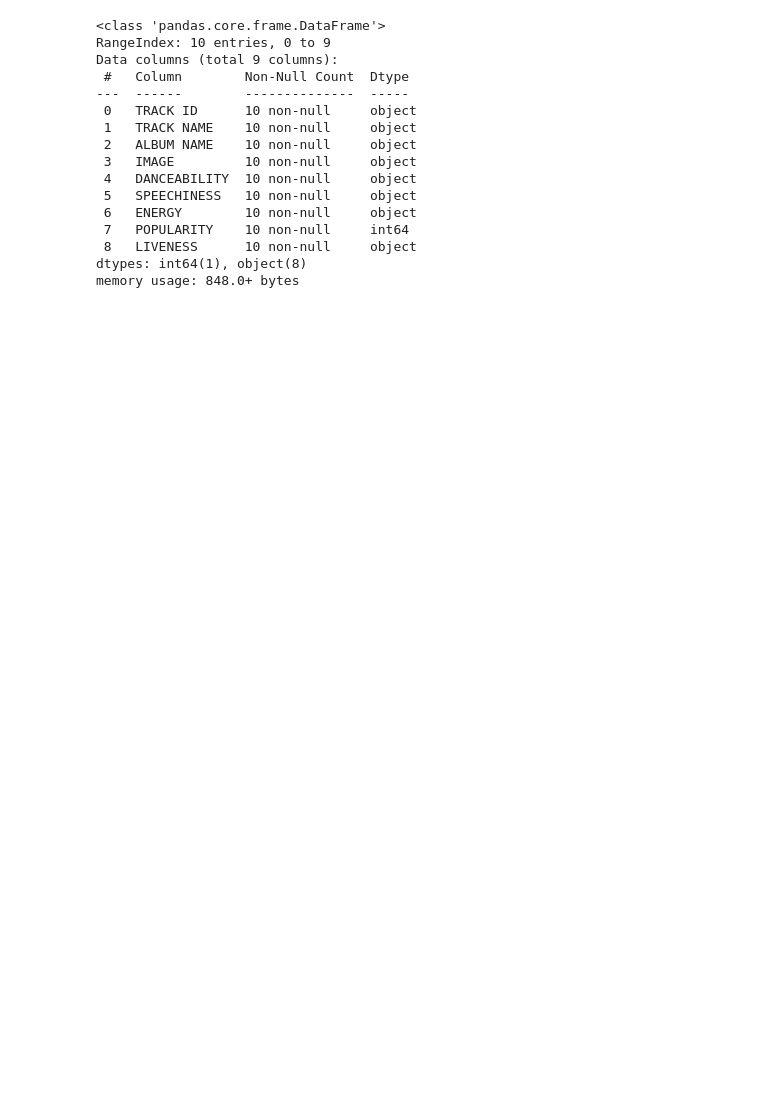
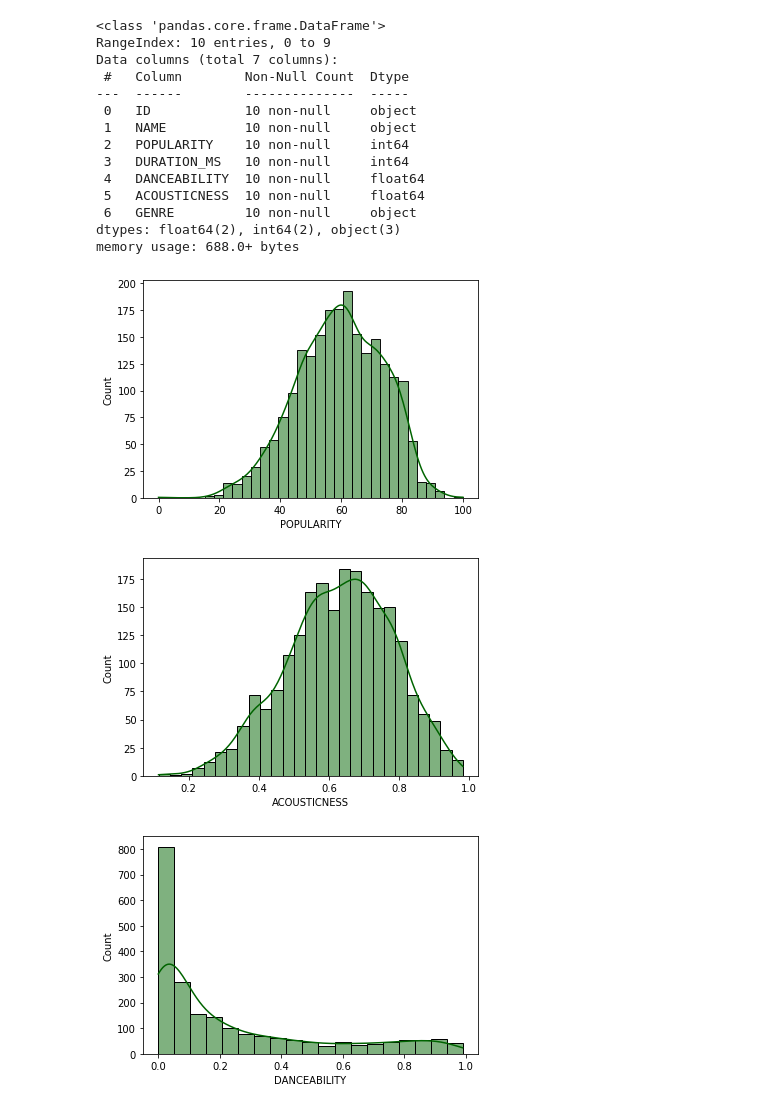
Before and after one commit to unnatihasija1/SpotifyClustering, a Jupyter notebook: SpotifyClustering.ipynb, the cells around one changed output. Drawn from its saved outputs; the diff is of its cells as text; code cells hidden in the pictures; blank space fills up the shorter version.

```diff
--- a/SpotifyClustering.ipynb
+++ b/SpotifyClustering.ipynb
@@ -68,31 +74,30 @@ client_credentials_manager)
 # setup hana connection
 conn = dataframe.ConnectionContext(address='14a552ee-5028-4a45-933e-28455029a1c7.hna0.prod-eu10.hanacloud.ondemand.com',
                                    port=443,
-                                   user='UNNATI',
-                                   password='Hana1234',
+                                   user='JSONDEMO',
+                                   password='Hana2023!',
                                    encrypt='true'
                                    )
 # %%
 # Create the HANA dataframe in the structure of the specified table
-df_remote = conn.table(table = 'TOPALL4', schema = 'BTP')
+df_remote = conn.table(table = 'TRACKSUH', schema = 'SPOTIFY')
 df = df_remote.head(10).collect()
+#df_data = pd.read_csv('/content/spotify.csv')
 df_remote.dtypes()
 df_remote.describe().collect()
 df.info()
 # %% [output]
 <class 'pandas.core.frame.DataFrame'>
 RangeIndex: 10 entries, 0 to 9
-Data columns (total 9 columns):
+Data columns (total 7 columns):
  #   Column        Non-Null Count  Dtype
 ---  ------        --------------  -----
- 0   TRACK ID      10 non-null     object
- 1   TRACK NAME    10 non-null     object
- 2   ALBUM NAME    10 non-null     object
- 3   IMAGE         10 non-null     object
- 4   DANCEABILITY  10 non-null     object
- 5   SPEECHINESS   10 non-null     object
- 6   ENERGY        10 non-null     object
- 7   POPULARITY    10 non-null     int64
- 8   LIVENESS      10 non-null     object
-dtypes: int64(1), object(8)
-memory usage: 848.0+ bytes
+ 0   ID            10 non-null     object
+ 1   NAME          10 non-null     object
+ 2   POPULARITY    10 non-null     int64
+ 3   DURATION_MS   10 non-null     int64
+ 4   DANCEABILITY  10 non-null     float64
+ 5   ACOUSTICNESS  10 non-null     float64
+ 6   GENRE         10 non-null     object
+dtypes: float64(2), int64(2), object(3)
+memory usage: 688.0+ bytes
@@ -98,0 +110,12 @@ memory usage: 848.0+ bytes
+# %%
+#EDA: Exploratory data analysis
+def DrawHistogram(column_name):
+    sns.histplot(data=df_remote.collect(),x=column_name, kde=True, color='darkgreen')
+    plt.show()
+features = ['POPULARITY', 'ACOUSTICNESS', 'DANCEABILITY']
+for i in features:
+    DrawHistogram(i)
+# %% [output]
+[figure, added]
+[figure, added]
+[figure, added]
```
Also changed, not shown: parts of 33 cells of this notebook.
